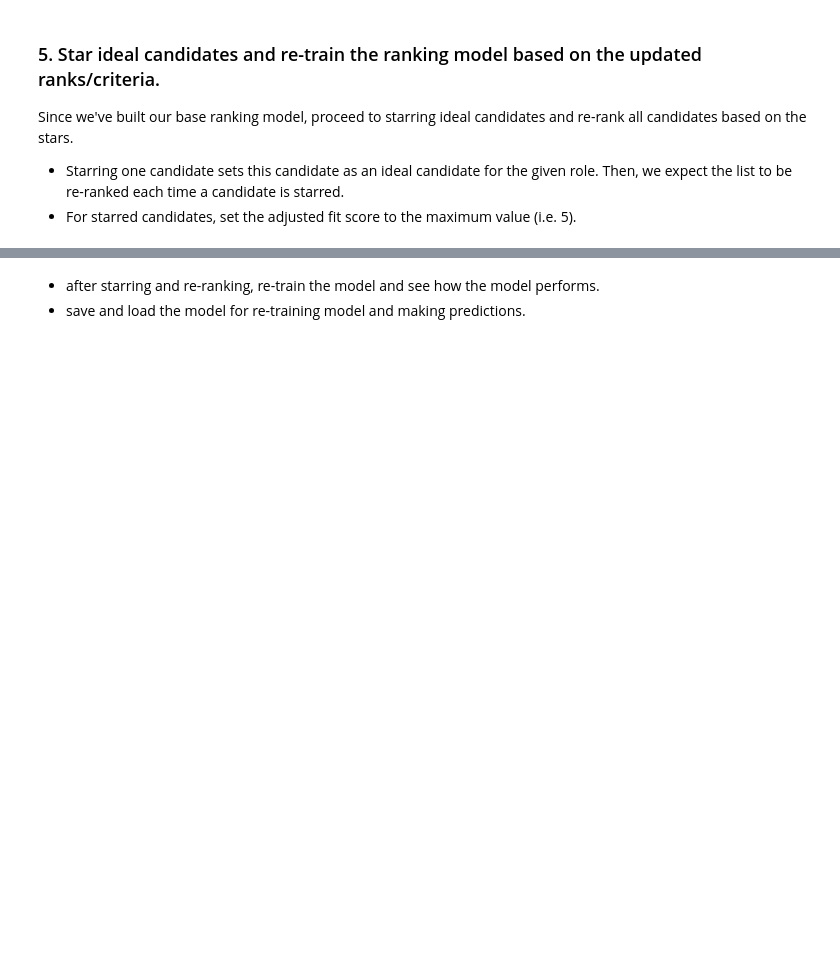
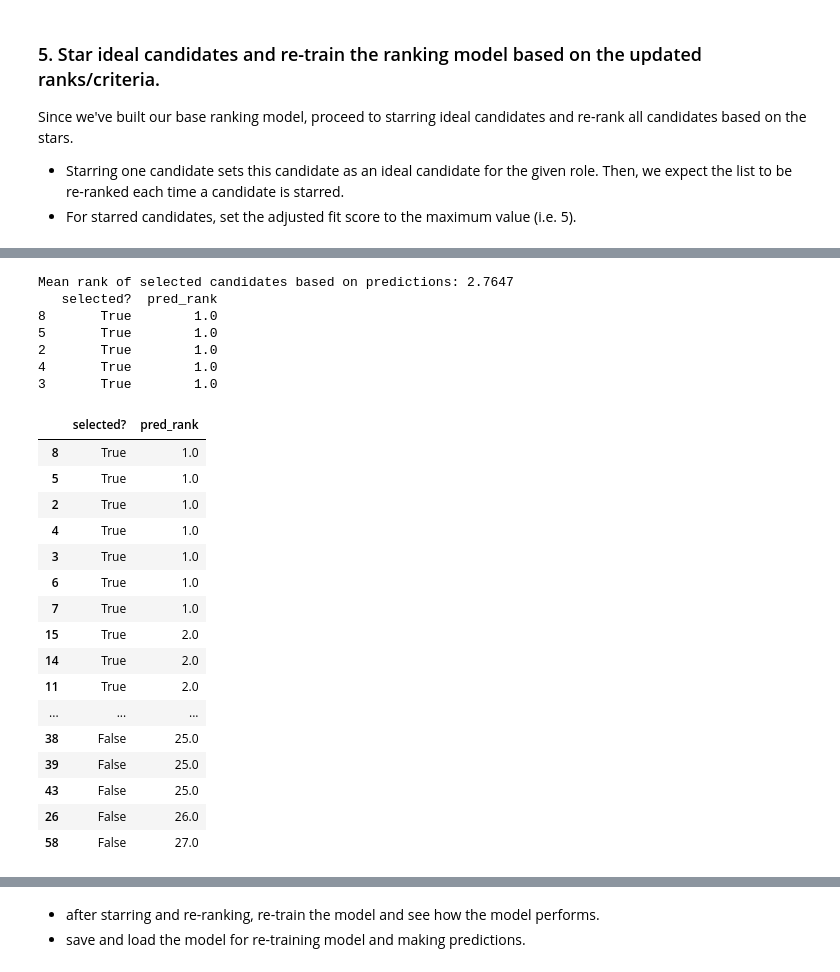
Before and after one commit to henryhyunwookim/Potential-Talents, a Jupyter notebook: Potential Talents_v3.ipynb, the cells around one changed output, grey strips where cells are left out. Drawn from its saved outputs; the diff is of its cells as text; code cells hidden in the pictures; blank space fills up the shorter version.

```diff
--- a/Potential Talents_v3.ipynb
+++ b/Potential Talents_v3.ipynb
@@ -327,4 +330,5 @@ Train an XGBoost ranker model using word vectors as training features and the 's
 # %%
 test_size = 0.2
 random_state = 1
-X_train, X_test, y_train, y_test = split_data(X, y, test_size, stratify=data_selected['selected?'], random_state=random_state, oversampling=False)
+X_train, X_test, y_train, y_test = split_data(
+    X, y, test_size, stratify=data_selected['selected?'], random_state=random_state, oversampling=False)
@@ -454,0 +480,2 @@ Since we've built our base ranking model, proceed to starring ideal candidates a
+# %%
+data_selected.loc[ideal_candidates_df.index, 'selected?'] = True
@@ -454,0 +486,14 @@ Since we've built our base ranking model, proceed to starring ideal candidates a
+# %%
+y = data_selected['selected?']
+
+X_train, X_test, y_train, y_test = split_data(
+    X, y, test_size, stratify=data_selected['selected?'], random_state=random_state, oversampling=False)
+
+lgbm_ranker.fit(
+    X=X_train,
+    y=y_train,
+    group=y_train.value_counts(),
+    eval_set=[(X_test, y_test)],
+    eval_group=[y_test.value_counts()],
+    eval_at=[1,3,5]
+    )
@@ -455,3 +538,31 @@ Since we've built our base ranking model, proceed to starring ideal candidates a
+# %%
+train = get_rank_predictions(X_train, y_train, lgbm_ranker, target="candidates")
+train.head(60)
+# %% [output]
+Mean rank of selected candidates based on predictions: 2.7647
+   selected?  pred_rank
+8       True        1.0
+5       True        1.0
+2       True        1.0
+4       True        1.0
+3       True        1.0
+|  | selected? | pred_rank |
+| 8 | True | 1.0 |
+| 5 | True | 1.0 |
+| 2 | True | 1.0 |
+| 4 | True | 1.0 |
+| 3 | True | 1.0 |
+| 6 | True | 1.0 |
+| 7 | True | 1.0 |
+| 15 | True | 2.0 |
+| 14 | True | 2.0 |
+| 11 | True | 2.0 |
+| ... | ... | ... |
+| 38 | False | 25.0 |
+| 39 | False | 25.0 |
+| 43 | False | 25.0 |
+| 26 | False | 26.0 |
+| 58 | False | 27.0 |
 # %%
 # data_filtered['fit_adjusted'] = data_filtered['fit']
 
```
Also changed, not shown: parts of 25 cells of this notebook.
